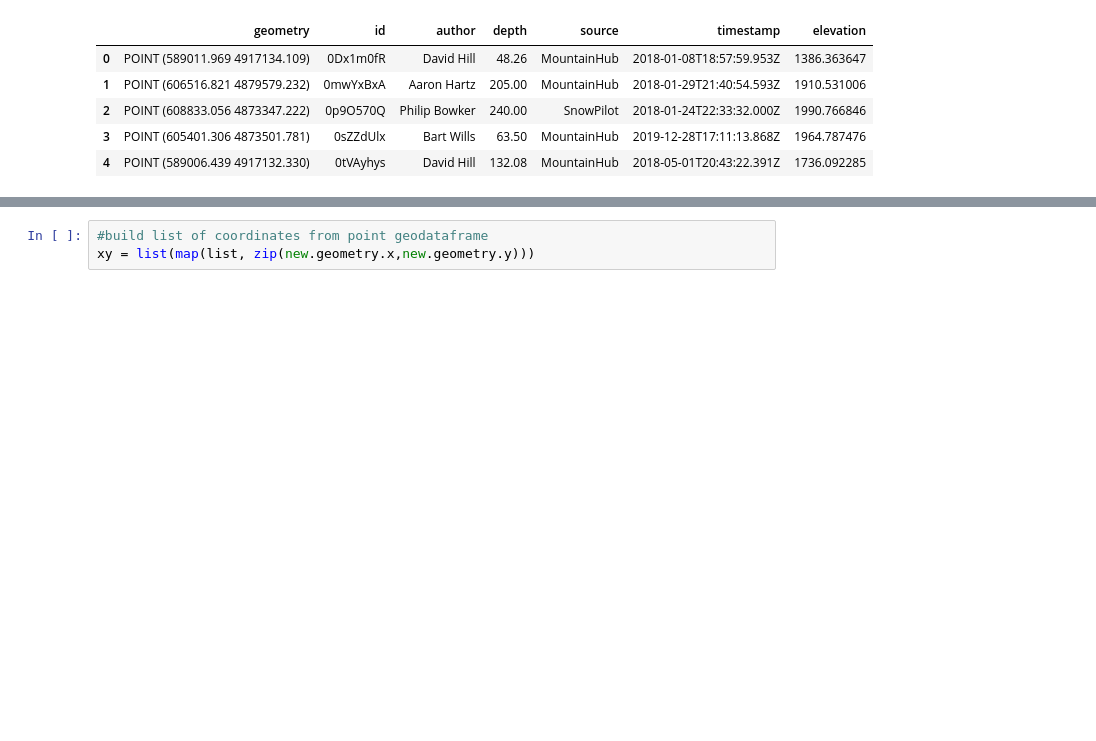
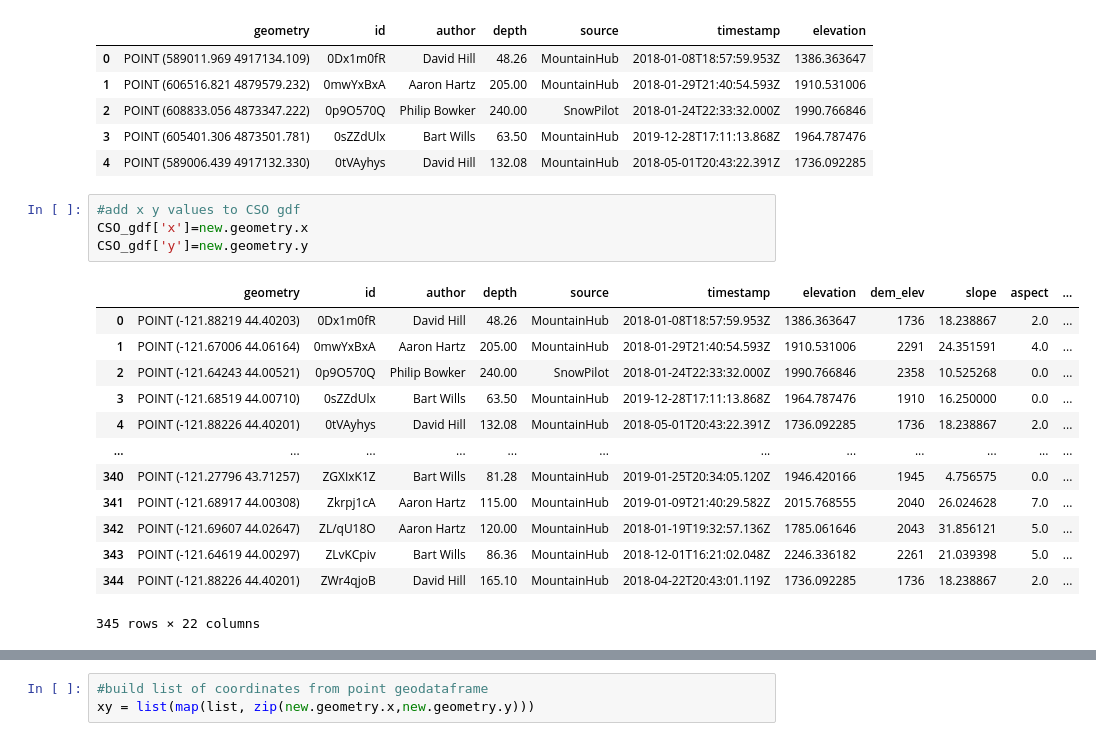
Before and after one commit to snowmodel-tools/assimilation_python, a Jupyter notebook: CSOdata2SM.ipynb, the cells around one changed output, grey strips where cells are left out. Saved outputs shown, nothing was run; the diff lists cells and outputs as text; blank space fills up the shorter version.

```diff
--- a/CSOdata2SM.ipynb
+++ b/CSOdata2SM.ipynb
@@ -111,6 +110,24 @@ new.head()
 | 2 | POINT (608833.056 4873347.222) | 0p9O570Q | Philip Bowker | 240.00 | SnowPilot | 2018-01-24T22:33:32.000Z | 1990.766846 |
 | 3 | POINT (605401.306 4873501.781) | 0sZZdUlx | Bart Wills | 63.50 | MountainHub | 2019-12-28T17:11:13.868Z | 1964.787476 |
 | 4 | POINT (589006.439 4917132.330) | 0tVAyhys | David Hill | 132.08 | MountainHub | 2018-05-01T20:43:22.391Z | 1736.092285 |
+# %%
+#add x y values to CSO gdf
+CSO_gdf['x']=new.geometry.x
+CSO_gdf['y']=new.geometry.y
+# %% [output]
+|  | geometry | id | author | depth | source | timestamp | elevation | dem_elev | slope | aspect | ... |
+| 0 | POINT (-121.88219 44.40203) | 0Dx1m0fR | David Hill | 48.26 | MountainHub | 2018-01-08T18:57:59.953Z | 1386.363647 | 1736 | 18.238867 | 2.0 | ... |
+| 1 | POINT (-121.67006 44.06164) | 0mwYxBxA | Aaron Hartz | 205.00 | MountainHub | 2018-01-29T21:40:54.593Z | 1910.531006 | 2291 | 24.351591 | 4.0 | ... |
+| 2 | POINT (-121.64243 44.00521) | 0p9O570Q | Philip Bowker | 240.00 | SnowPilot | 2018-01-24T22:33:32.000Z | 1990.766846 | 2358 | 10.525268 | 0.0 | ... |
+| 3 | POINT (-121.68519 44.00710) | 0sZZdUlx | Bart Wills | 63.50 | MountainHub | 2019-12-28T17:11:13.868Z | 1964.787476 | 1910 | 16.250000 | 0.0 | ... |
+| 4 | POINT (-121.88226 44.40201) | 0tVAyhys | David Hill | 132.08 | MountainHub | 2018-05-01T20:43:22.391Z | 1736.092285 | 1736 | 18.238867 | 2.0 | ... |
+| ... | ... | ... | ... | ... | ... | ... | ... | ... | ... | ... | ... |
+| 340 | POINT (-121.27796 43.71257) | ZGXIxK1Z | Bart Wills | 81.28 | MountainHub | 2019-01-25T20:34:05.120Z | 1946.420166 | 1945 | 4.756575 | 0.0 | ... |
+| 341 | POINT (-121.68917 44.00308) | Zkrpj1cA | Aaron Hartz | 115.00 | MountainHub | 2019-01-09T21:40:29.582Z | 2015.768555 | 2040 | 26.024628 | 7.0 | ... |
+| 342 | POINT (-121.69607 44.02647) | ZL/qU18O | Aaron Hartz | 120.00 | MountainHub | 2018-01-19T19:32:57.136Z | 1785.061646 | 2043 | 31.856121 | 5.0 | ... |
+| 343 | POINT (-121.64619 44.00297) | ZLvKCpiv | Bart Wills | 86.36 | MountainHub | 2018-12-01T16:21:02.048Z | 2246.336182 | 2261 | 21.039398 | 5.0 | ... |
+| 344 | POINT (-121.88226 44.40201) | ZWr4qjoB | David Hill | 165.10 | MountainHub | 2018-04-22T20:43:01.119Z | 1736.092285 | 1736 | 18.238867 | 2.0 | ... |
+345 rows × 22 columns
 # %%
 # plot georeferenced SnowModel output with SNOTEL stations
 fig, ax = plt.subplots(1,figsize=(8,10))
```
Also changed, not shown: parts of 47 cells of this notebook.
